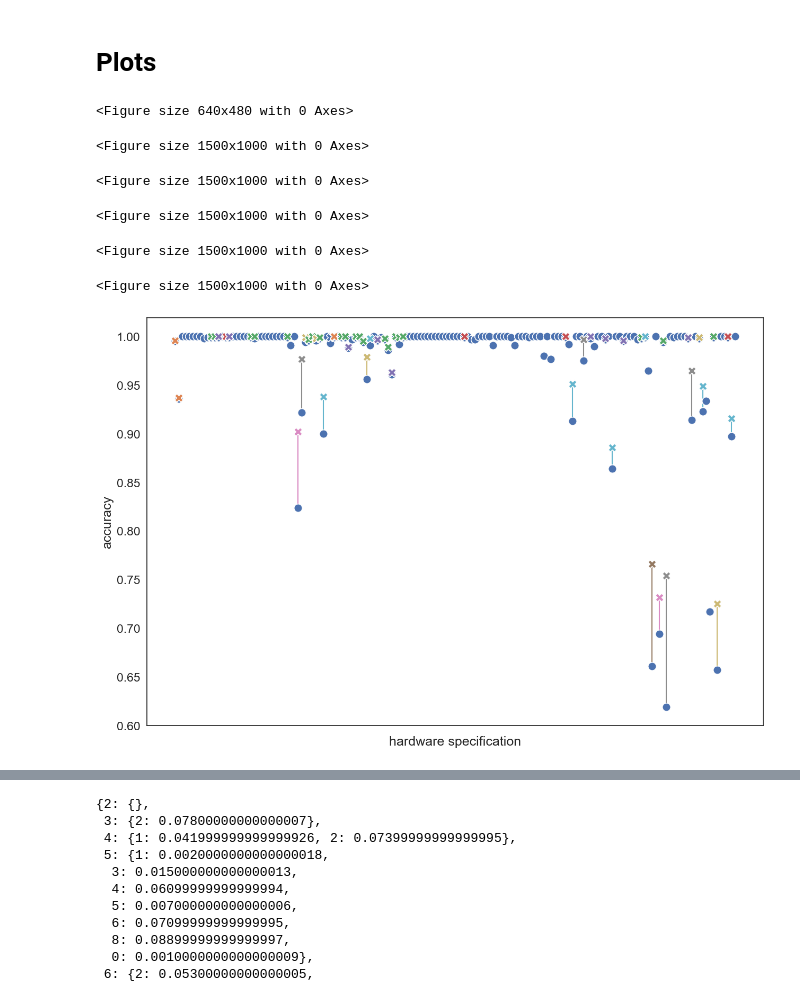
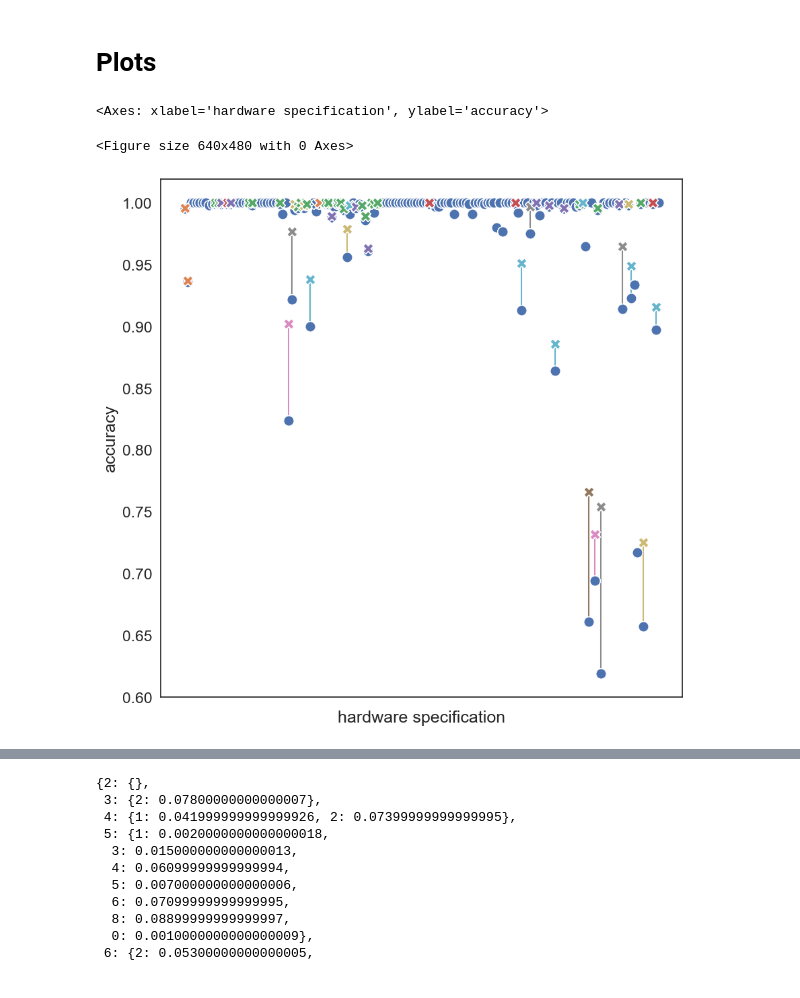
Before and after one commit to smml1996/algorithm_synthesis, a Jupyter notebook: notebooks_pnas/reset.ipynb, the cells around one changed output, grey strips where cells are left out. Cells and saved outputs as stored; diff of their text form; code cells hidden in the pictures.

Commit message:
new figures

```diff
--- a/notebooks_pnas/reset.ipynb
+++ b/notebooks_pnas/reset.ipynb
@@ -137,15 +137,12 @@ horizon 6
 # Plots
 # %%
 df, horizon_lines = get_df_visualizing_lambdas(ResetExperimentID.main, diff_algs_to_spec)
+figsize = (10,10)
 # %%
-for horizon in range(2, 8):
-    get_scatterplot_guarantees_compare(ResetExperimentID.main, horizon, df, horizon_lines, horizon_to_num_algs)
+# for horizon in range(2, 8):
+get_scatterplot_guarantees_compare(ResetExperimentID.main, 7, df, horizon_lines, horizon_to_num_algs, figsize=figsize)
 # %% [output]
-<Figure size 640x480 with 0 Axes>
+<Axes: xlabel='hardware specification', ylabel='accuracy'>
-<Figure size 1500x1000 with 0 Axes>
+<Figure size 640x480 with 0 Axes>
-<Figure size 1500x1000 with 0 Axes>
-<Figure size 1500x1000 with 0 Axes>
-<Figure size 1500x1000 with 0 Axes>
-<Figure size 1500x1000 with 0 Axes>
-[figure, old version]
+[figure, new version]
 # %%
```
Also changed, not shown: parts of 8 cells of this notebook, 10 other files.
